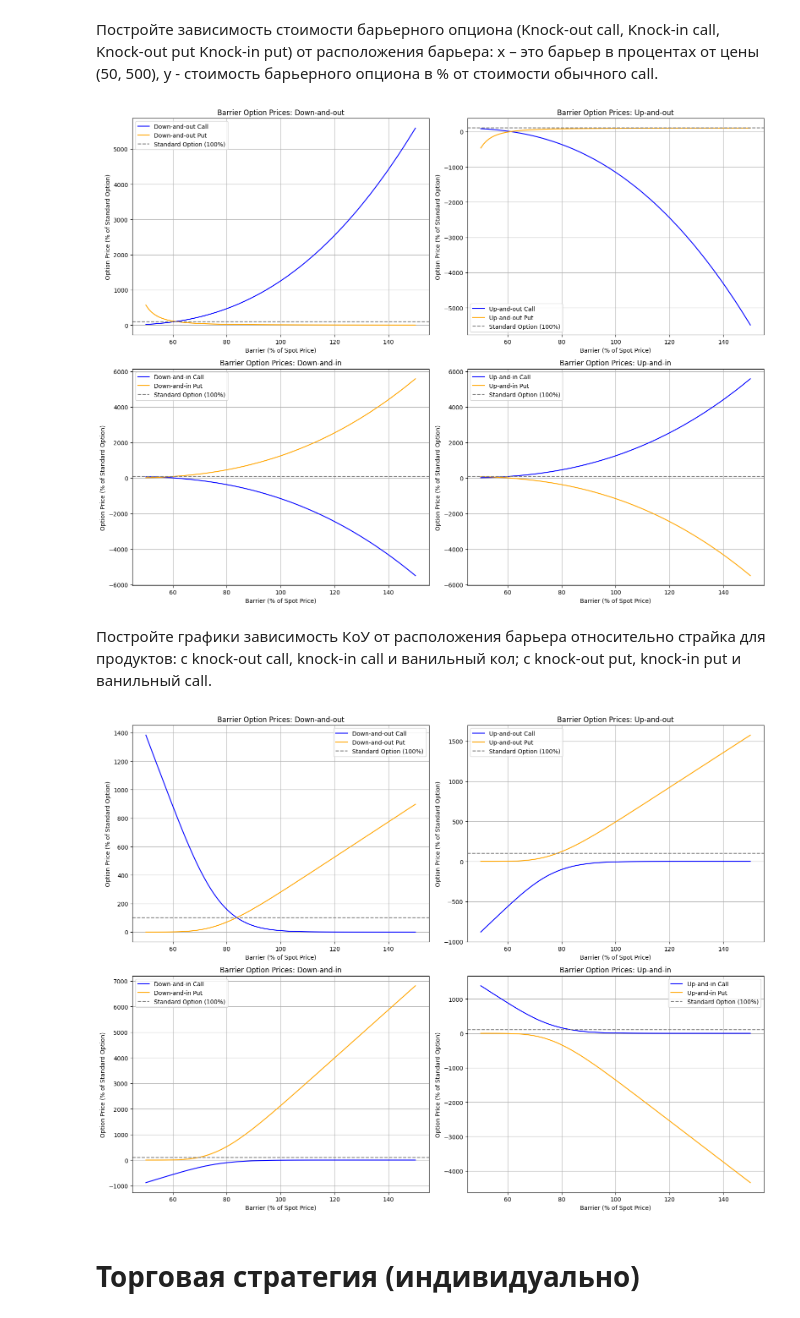
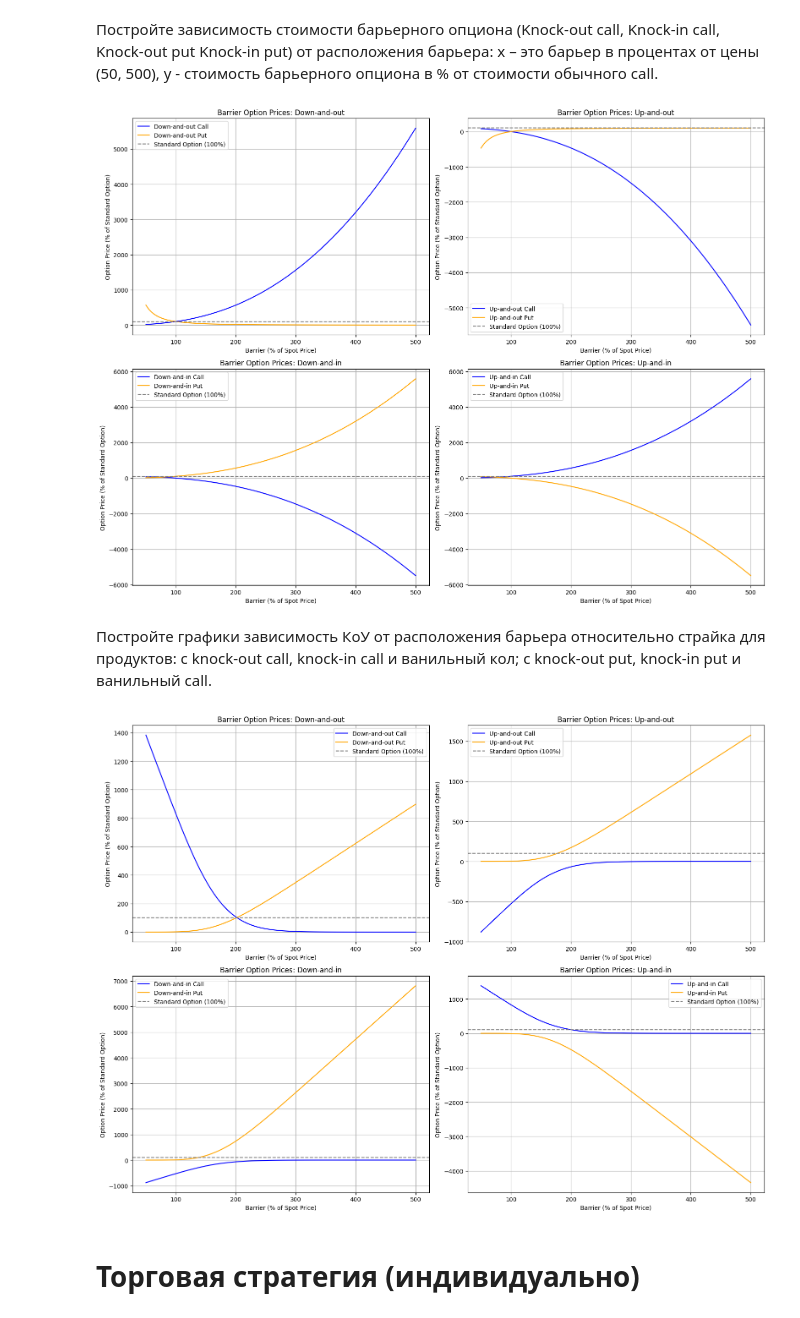
Before and after one commit to vADALVv/Hybrid_and_structural_financial_instruments, a Jupyter notebook: lab_2b_GSFP.ipynb, the cells around one changed output. Cells and saved outputs as stored; diff of their text form; code cells hidden in the pictures.

```diff
--- a/lab_2b_GSFP.ipynb
+++ b/lab_2b_GSFP.ipynb
@@ -500,36 +500,36 @@ S0 = 100
 K = 100
 r = 0.05
 T = 1.0
 sigma = 0.2
 
 barriers = np.linspace(0.5*S0, 5*S0, 100)
 option_types = ["Down-and-out", "Up-and-out", "Down-and-in", "Up-and-in"]
 
 call_price = bs_price(S0, K, r, T, sigma, option_type="call")
 put_price = bs_price(S0, K, r, T, sigma, option_type="put")
 
 results = {opt_type: {"call": [], "put": []} for opt_type in option_types}
 for opt_type in option_types:
     results[opt_type]["call"] = [barrier_option_price(S0, K, r, T, sigma, b, "call", opt_type) / call_price * 100 for b in barriers]
     results[opt_type]["put"] = [barrier_option_price(S0, K, r, T, sigma, b, "put", opt_type) / put_price * 100 for b in barriers]
 
 plt.figure(figsize=(16, 12))
 
 for i, opt_type in enumerate(option_types, start=1):
     plt.subplot(2, 2, i)
-    plt.plot(barrier_percent, results[opt_type]["call"], label=f"{opt_type} Call", color="blue")
-    plt.plot(barrier_percent, results[opt_type]["put"], label=f"{opt_type} Put", color="orange")
+    plt.plot(barriers, results[opt_type]["call"], label=f"{opt_type} Call", color="blue")
+    plt.plot(barriers, results[opt_type]["put"], label=f"{opt_type} Put", color="orange")
     plt.axhline(100, color="gray", linestyle="--", label="Standard Option (100%)")
     plt.xlabel("Barrier (% of Spot Price)")
     plt.ylabel("Option Price (% of Standard Option)")
     plt.title(f"Barrier Option Prices: {opt_type}")
     plt.legend()
     plt.grid()
 
 plt.tight_layout()
 plt.show()
 # %% [output]
-[figure, old version]
+[figure, new version]
 # %% [markdown]
 Постройте графики зависимость КоУ от расположения барьера относительно страйка для продуктов: с knock-out call, knock-in call и ванильный кол; с knock-out put, knock-in put и ванильный call.
 # %%
@@ -555,8 +555,8 @@ plt.figure(figsize=(16, 12))
 
 for i, opt_type in enumerate(option_types, start=1):
     plt.subplot(2, 2, i)
-    plt.plot(barrier_percent, results[opt_type]["call"], label=f"{opt_type} Call", color="blue")
-    plt.plot(barrier_percent, results[opt_type]["put"], label=f"{opt_type} Put", color="orange")
+    plt.plot(barriers, results[opt_type]["call"], label=f"{opt_type} Call", color="blue")
+    plt.plot(barriers, results[opt_type]["put"], label=f"{opt_type} Put", color="orange")
     plt.axhline(100, color="gray", linestyle="--", label="Standard Option (100%)")
     plt.xlabel("Barrier (% of Spot Price)")
     plt.ylabel("Option Price (% of Standard Option)")
@@ -567,7 +567,7 @@ for i, opt_type in enumerate(option_types, start=1):
 plt.tight_layout()
 plt.show()
 # %% [output]
-[figure, old version]
+[figure, new version]
 # %% [markdown]
 # Торговая стратегия (индивидуально)
 # %% [markdown]
```
Also changed, not shown: parts of 17 cells of this notebook.
